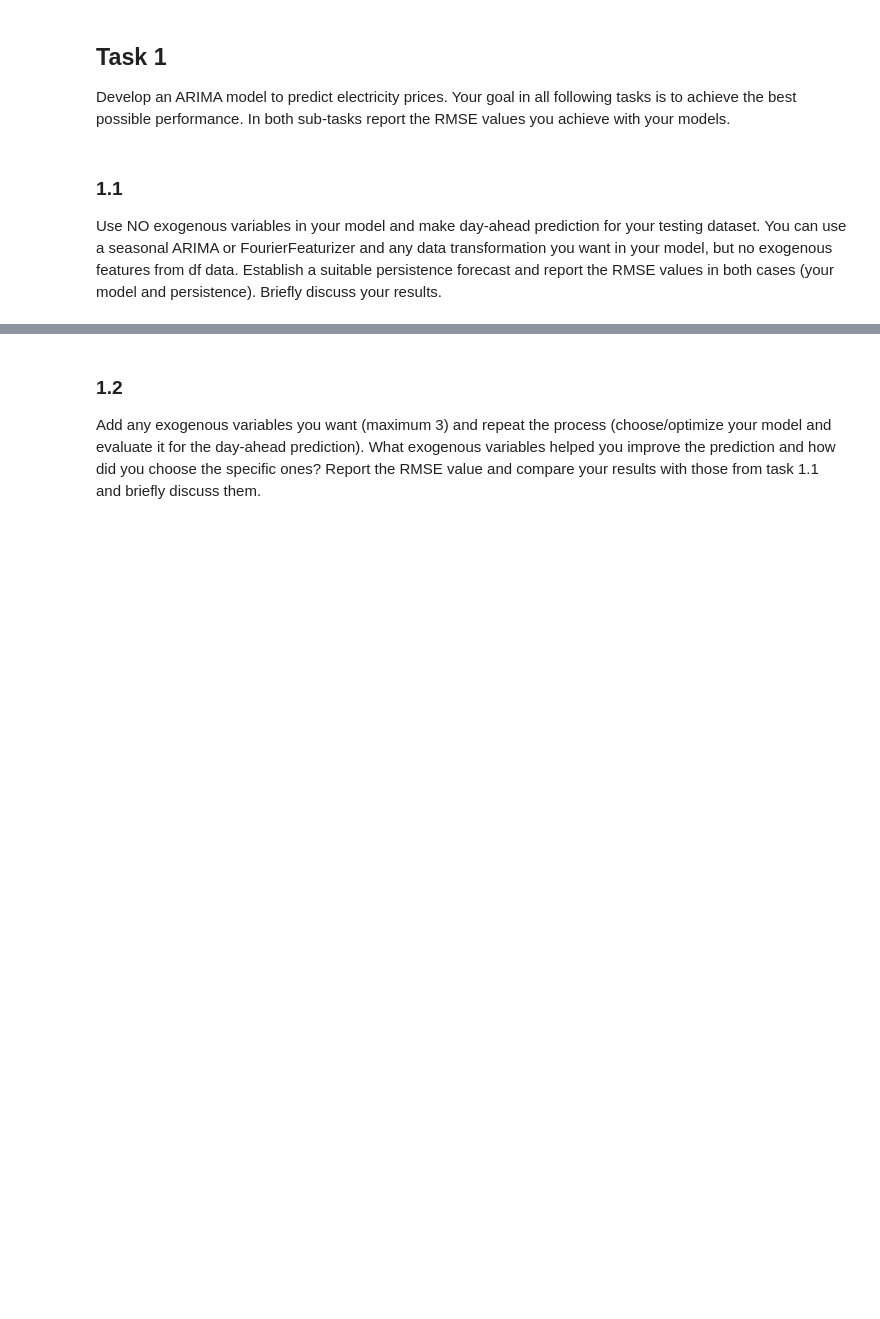
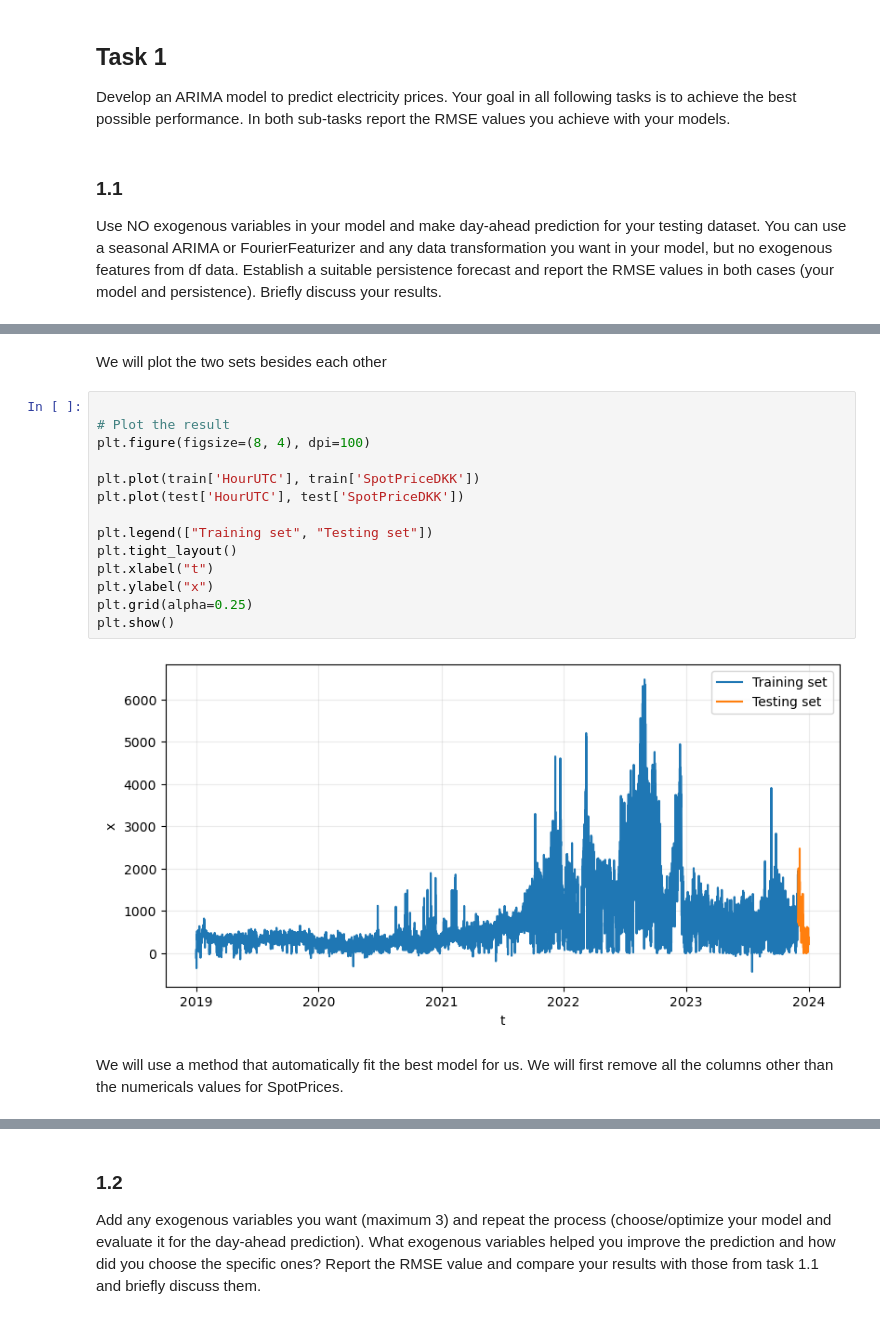
Before and after one commit to AnotherAtom/EnergyAnalytics_2, a Jupyter notebook: main.ipynb, the cells around one changed output, grey strips where cells are left out. Cells and saved outputs as stored; diff of their text form; blank space fills up the shorter version.

```diff
--- a/main.ipynb
+++ b/main.ipynb
@@ -37,0 +73,20 @@ Use NO exogenous variables in your model and make day-ahead prediction for your
+# %% [markdown]
+We will plot the two sets besides each other
+# %%
+
+# Plot the result
+plt.figure(figsize=(8, 4), dpi=100)
+
+plt.plot(train['HourUTC'], train['SpotPriceDKK'])
+plt.plot(test['HourUTC'], test['SpotPriceDKK'])
+
+plt.legend(["Training set", "Testing set"])
+plt.tight_layout()
+plt.xlabel("t")
+plt.ylabel("x")
+plt.grid(alpha=0.25)
+plt.show()
+# %% [output]
+[figure, added]
+# %% [markdown]
+We will use a method that automatically fit the best model for us. We will first remove all the columns other than the numericals values for SpotPrices.
```
Also changed, not shown: parts of 7 cells of this notebook.
